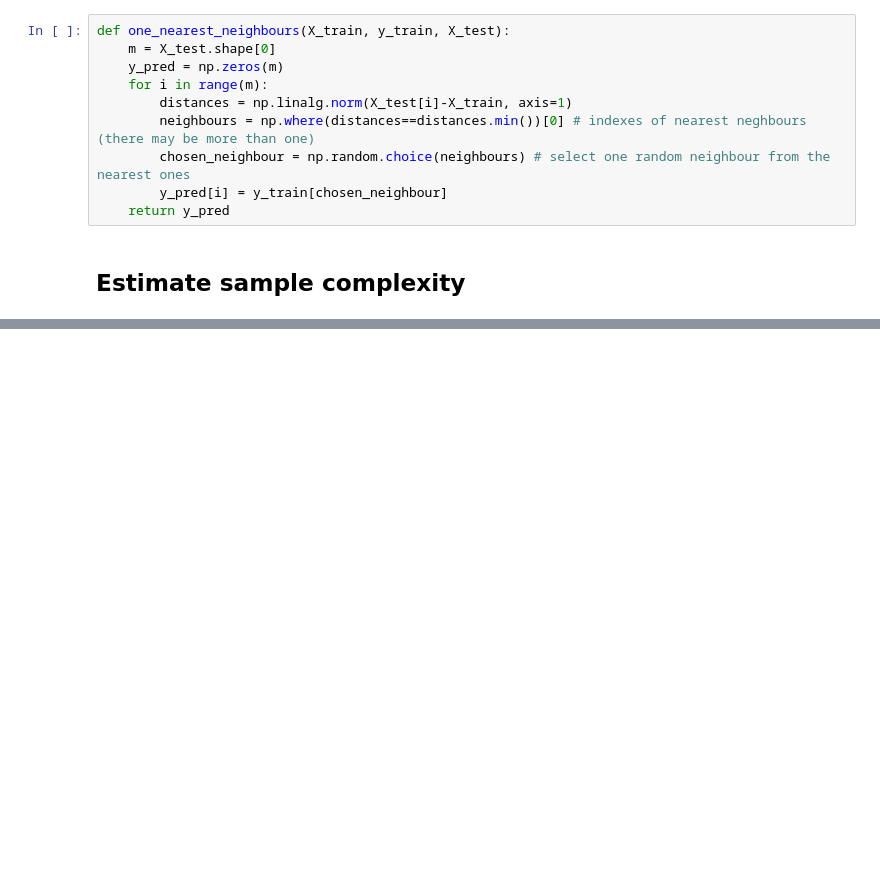
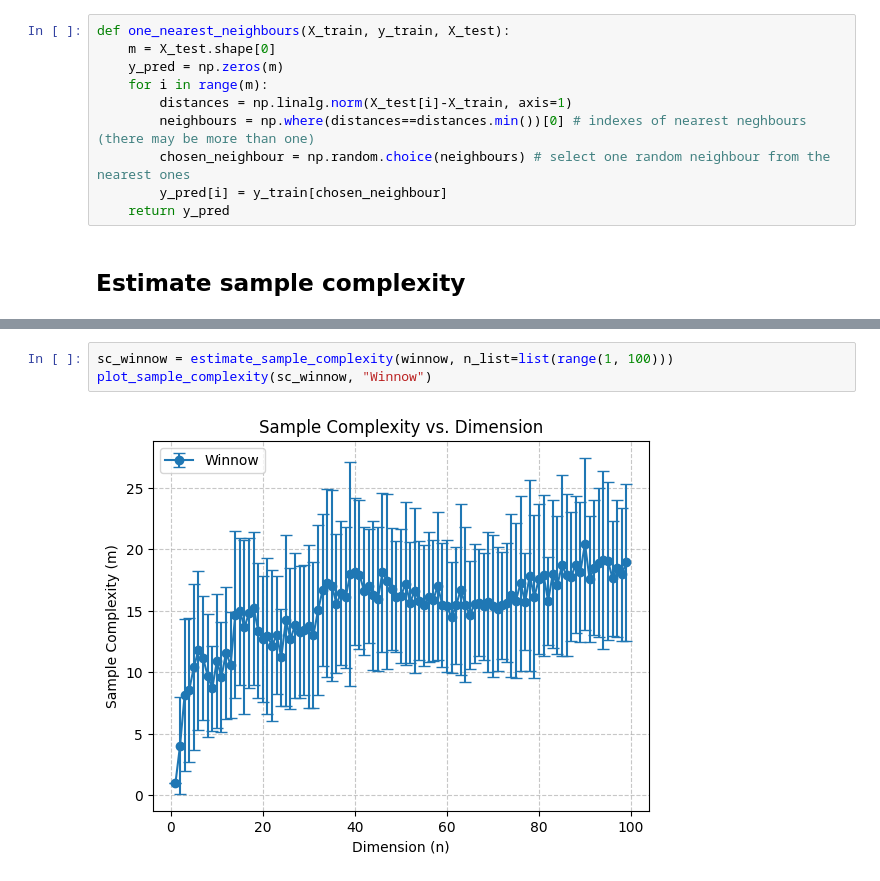
Before and after one commit to nadroj0-0/Supervised-Learning-Coursework-2, a Jupyter notebook: Part3/Part3.ipynb, the cells around one changed output, grey strips where cells are left out. Saved outputs shown, nothing was run; the diff lists cells and outputs as text; blank space fills up the shorter version.

```diff
--- a/Part3/Part3.ipynb
+++ b/Part3/Part3.ipynb
@@ -153,0 +162,5 @@ def plot_sample_complexity(complexity_dict, algorithm_name="Algorithm"):
+# %%
+sc_winnow = estimate_sample_complexity(winnow, n_list=list(range(1, 100)))
+plot_sample_complexity(sc_winnow, "Winnow")
+# %% [output]
+[figure, added]
```
Also changed, not shown: parts of 4 cells of this notebook, 3 other files.
